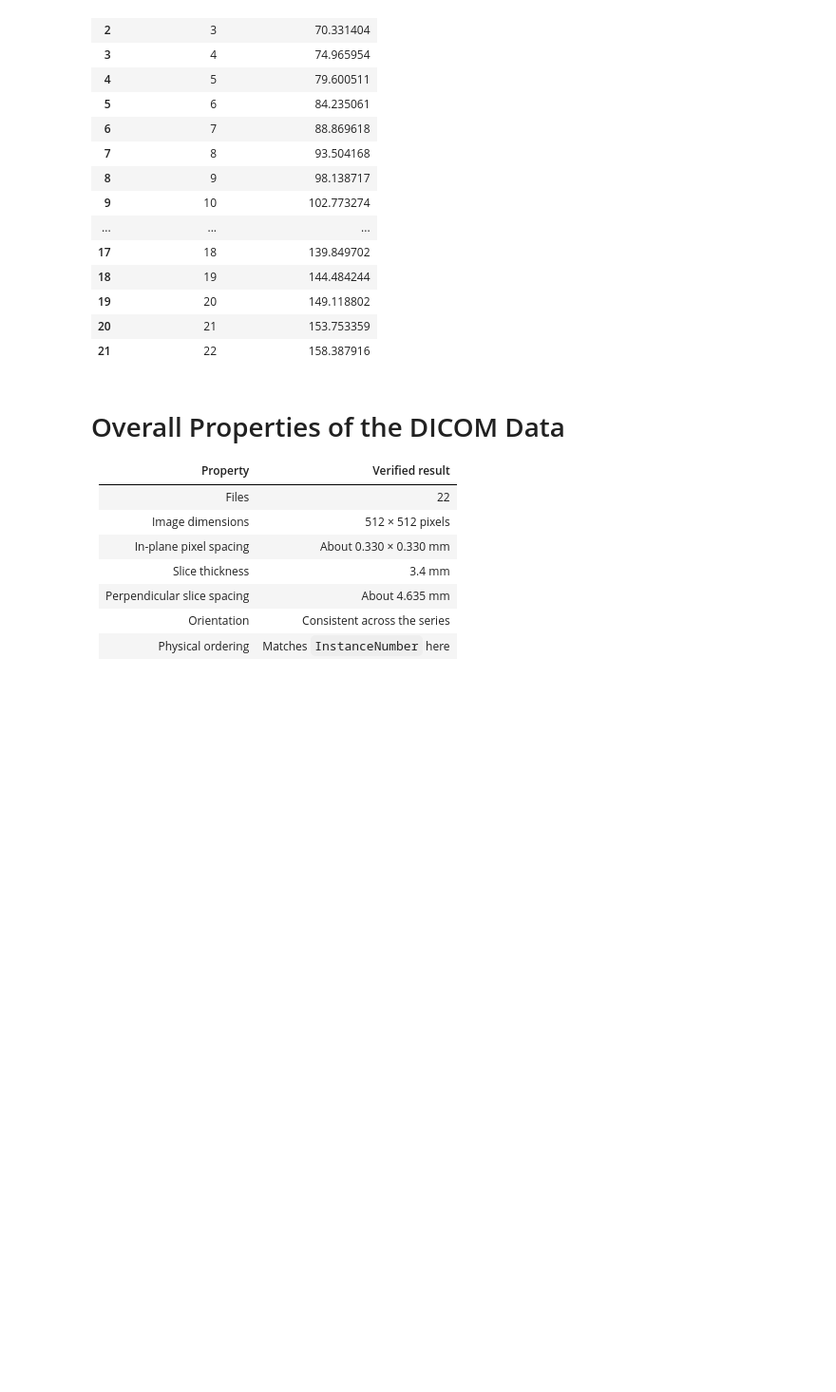
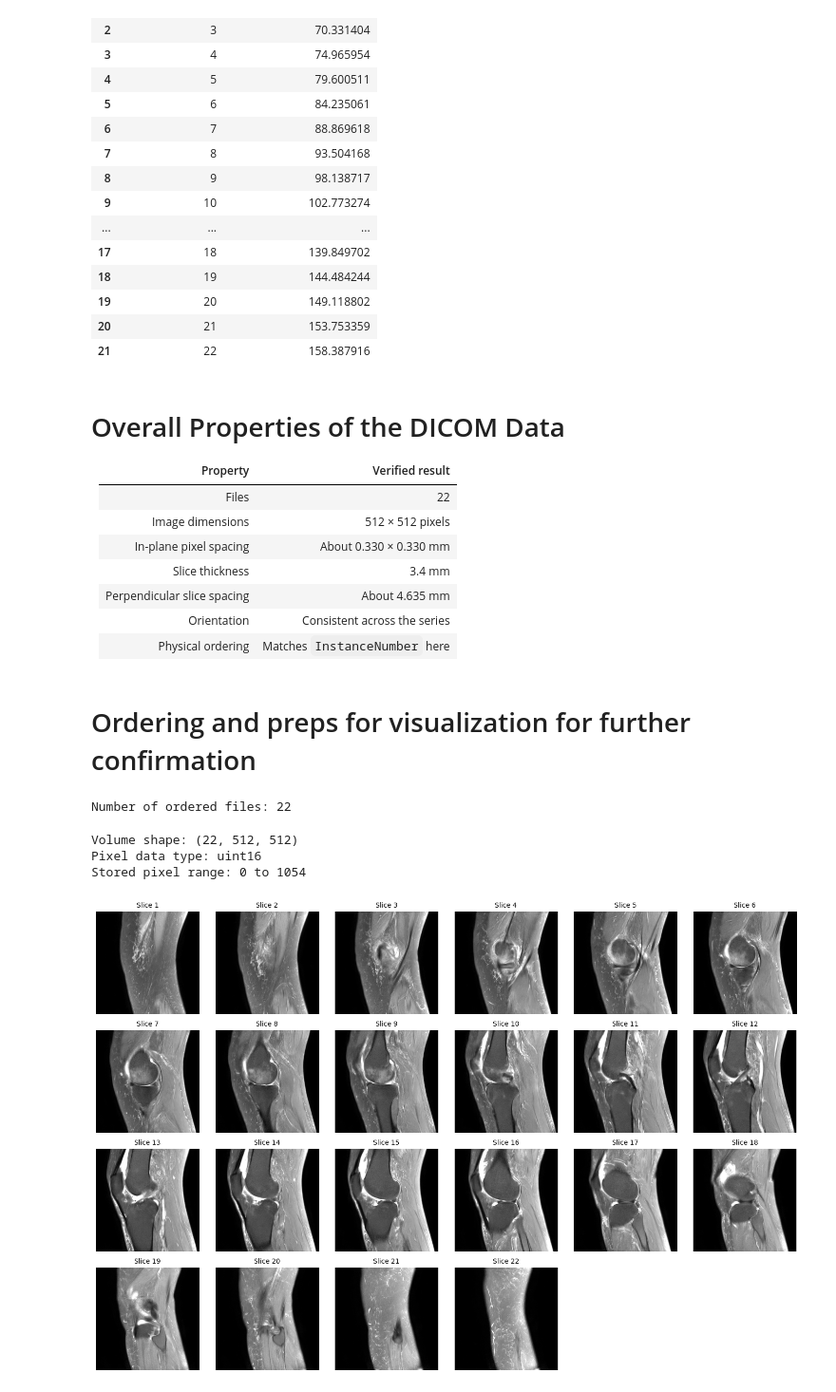
Before and after one commit to Z-bros/RSNA-Knee-Abnormality, a Jupyter notebook: 02-dicom-metadata-eda.ipynb, the cells around one changed output. Shown at 95% size. Saved outputs shown, nothing was run; the diff lists cells and outputs as text; code cells hidden in the pictures; blank space fills up the shorter version.

Commit message:
Add some visualization confirmation

```diff
--- a/02-dicom-metadata-eda.ipynb
+++ b/02-dicom-metadata-eda.ipynb
@@ -267,3 +267,54 @@ Perpendicular slice spacing (mm): [4.635 4.635 4.635 4.635 4.635 4.635 4.635 4.6
 | Perpendicular slice spacing | About 4.635 mm                |
 | Orientation                 | Consistent across the series  |
 | Physical ordering           | Matches `InstanceNumber` here |
+# %% [markdown]
+# Ordering and preps for visualization for further confirmation
+# %%
+ordered_files = [
+    series_folder / filename
+    for filename in geometry_order["File"]
+]
+
+print("Number of ordered files:", len(ordered_files))
+# %% [output]
+Number of ordered files: 22
+# %%
+slices = []
+
+for path in ordered_files:
+    ds = pydicom.dcmread(path)
+    slices.append(ds.pixel_array)
+
+volume = np.stack(slices, axis=0)
+
+print("Volume shape:", volume.shape)
+print("Pixel data type:", volume.dtype)
+print("Stored pixel range:", volume.min(), "to", volume.max())
+# %% [output]
+Volume shape: (22, 512, 512)
+Pixel data type: uint16
+Stored pixel range: 0 to 1054
+# %%
+import matplotlib.pyplot as plt
+
+# Shared display limits make brightness comparable across slices.
+vmin, vmax = np.percentile(volume, [1, 99])
+
+fig, axes = plt.subplots(4, 6, figsize=(15, 10))
+
+for i, ax in enumerate(axes.ravel()):
+    if i < len(volume):
+        ax.imshow(
+            volume[i],
+            cmap="gray",
+            vmin=vmin,
+            vmax=vmax,
+        )
+        ax.set_title(f"Slice {i + 1}", fontsize=10)
+
+    ax.axis("off")
+
+plt.tight_layout()
+plt.show()
+# %% [output]
+[figure, added]
```
